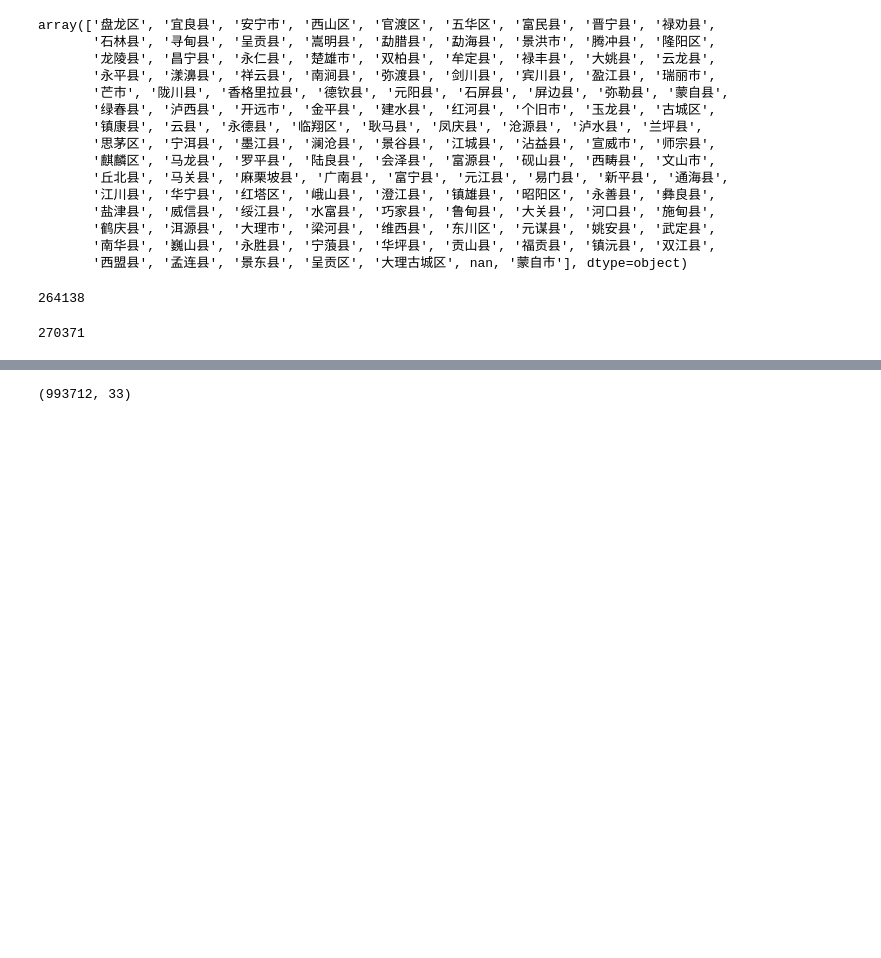
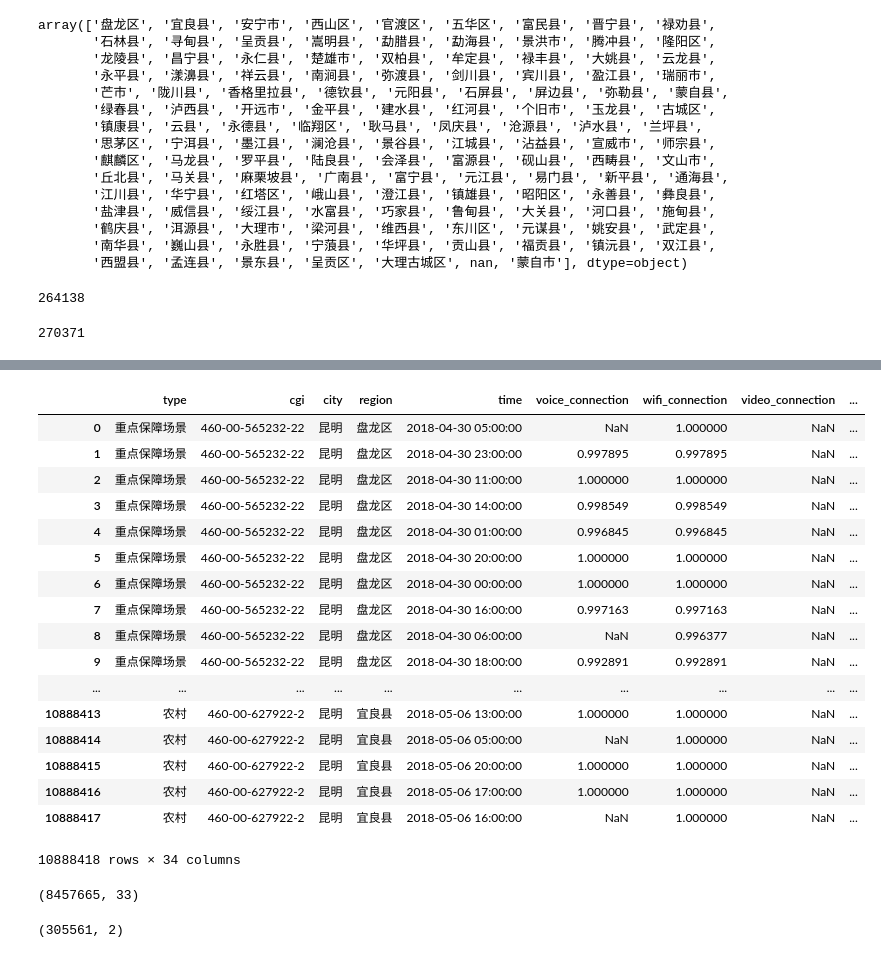
Before and after one commit to MashirosBaumkuchen/mr, a Jupyter notebook: src/situation.ipynb, the cells around one changed output, grey strips where cells are left out. Saved outputs shown, nothing was run; the diff lists cells and outputs as text; code cells hidden in the pictures; blank space fills up the shorter version.

```diff
--- a/src/situation.ipynb
+++ b/src/situation.ipynb
@@ -128,5 +97,5 @@ sample.head()
 # %%
-data = pd.merge(xishan, sample, on='cgi', how='inner')
+data = pd.merge(situation, train, on='cgi', how='inner')
 # %%
 data.shape
 # %% [output]
@@ -134,7 +103,32 @@ data.shape
+# %%
+data
+# %% [output]
+|  | type | cgi | city | region | time | voice_connection | wifi_connection | video_connection | ... |
+| 0 | 重点保障场景 | 460-00-565232-22 | 昆明 | 盘龙区 | 2018-04-30 05:00:00 | NaN | 1.000000 | NaN | ... |
+| 1 | 重点保障场景 | 460-00-565232-22 | 昆明 | 盘龙区 | 2018-04-30 23:00:00 | 0.997895 | 0.997895 | NaN | ... |
+| 2 | 重点保障场景 | 460-00-565232-22 | 昆明 | 盘龙区 | 2018-04-30 11:00:00 | 1.000000 | 1.000000 | NaN | ... |
+| 3 | 重点保障场景 | 460-00-565232-22 | 昆明 | 盘龙区 | 2018-04-30 14:00:00 | 0.998549 | 0.998549 | NaN | ... |
+| 4 | 重点保障场景 | 460-00-565232-22 | 昆明 | 盘龙区 | 2018-04-30 01:00:00 | 0.996845 | 0.996845 | NaN | ... |
+| 5 | 重点保障场景 | 460-00-565232-22 | 昆明 | 盘龙区 | 2018-04-30 20:00:00 | 1.000000 | 1.000000 | NaN | ... |
+| 6 | 重点保障场景 | 460-00-565232-22 | 昆明 | 盘龙区 | 2018-04-30 00:00:00 | 1.000000 | 1.000000 | NaN | ... |
+| 7 | 重点保障场景 | 460-00-565232-22 | 昆明 | 盘龙区 | 2018-04-30 16:00:00 | 0.997163 | 0.997163 | NaN | ... |
+| 8 | 重点保障场景 | 460-00-565232-22 | 昆明 | 盘龙区 | 2018-04-30 06:00:00 | NaN | 0.996377 | NaN | ... |
+| 9 | 重点保障场景 | 460-00-565232-22 | 昆明 | 盘龙区 | 2018-04-30 18:00:00 | 0.992891 | 0.992891 | NaN | ... |
+| ... | ... | ... | ... | ... | ... | ... | ... | ... | ... |
+| 10888413 | 农村 | 460-00-627922-2 | 昆明 | 宜良县 | 2018-05-06 13:00:00 | 1.000000 | 1.000000 | NaN | ... |
+| 10888414 | 农村 | 460-00-627922-2 | 昆明 | 宜良县 | 2018-05-06 05:00:00 | NaN | 1.000000 | NaN | ... |
+| 10888415 | 农村 | 460-00-627922-2 | 昆明 | 宜良县 | 2018-05-06 20:00:00 | 1.000000 | 1.000000 | NaN | ... |
+| 10888416 | 农村 | 460-00-627922-2 | 昆明 | 宜良县 | 2018-05-06 17:00:00 | 1.000000 | 1.000000 | NaN | ... |
+| 10888417 | 农村 | 460-00-627922-2 | 昆明 | 宜良县 | 2018-05-06 16:00:00 | NaN | 1.000000 | NaN | ... |
+10888418 rows × 34 columns
 # %%
-sample.shape
+train.shape
 # %% [output]
-(993712, 33)
+(8457665, 33)
+# %%
+situation.shape
+# %% [output]
+(305561, 2)
 # %%
 data.type.unique()
 # %% [output]
```
Also changed, not shown: parts of 25 cells of this notebook, 1 other file.
